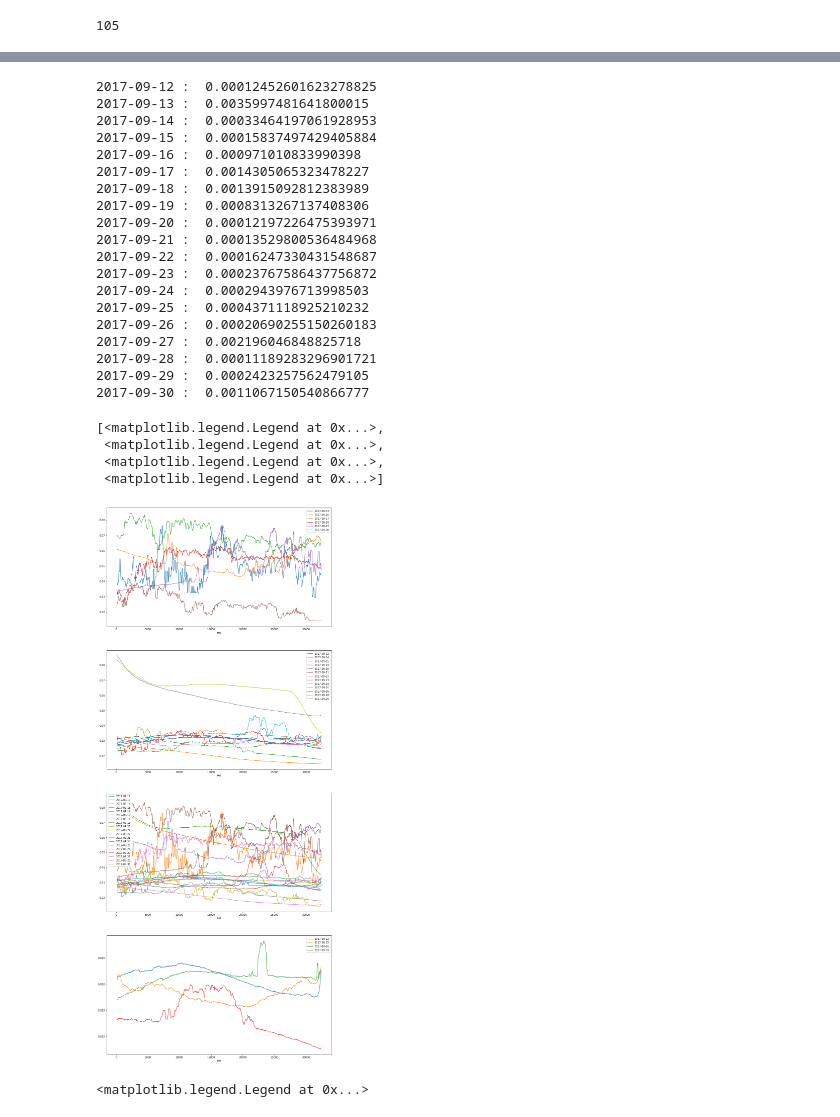
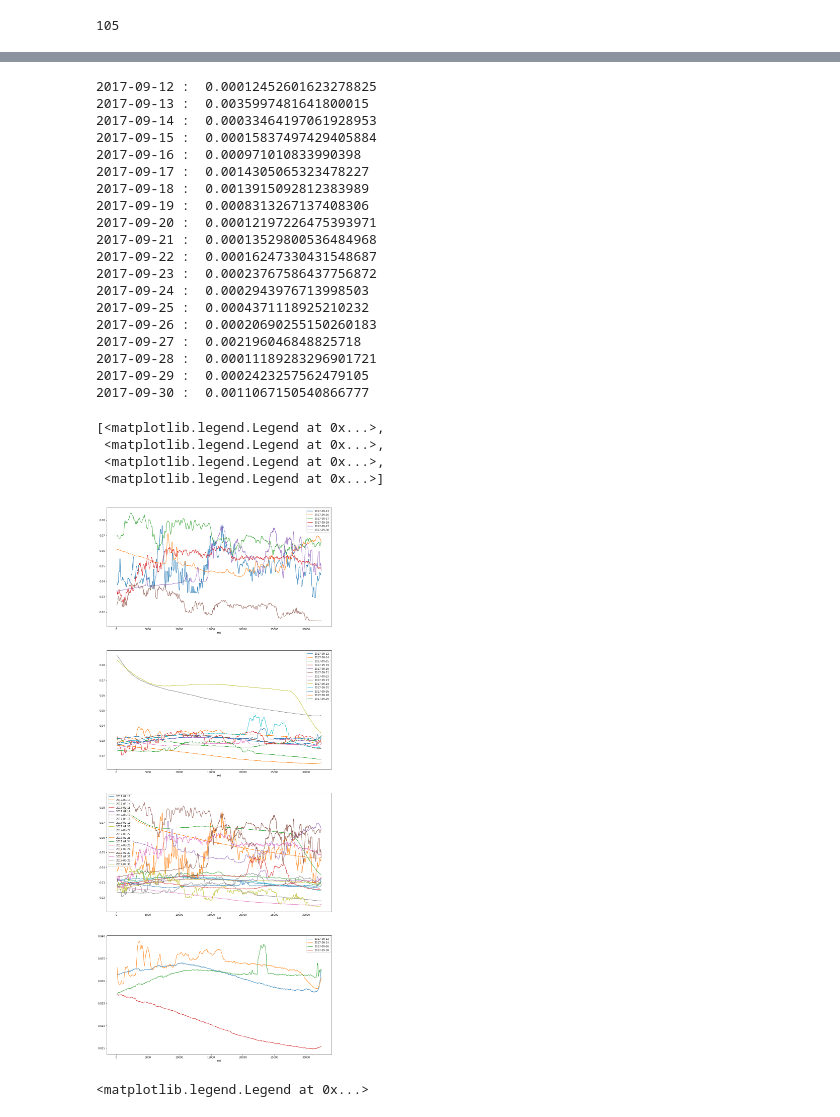
Before and after one commit to cmoscardi/independent_2018, a Jupyter notebook: image/weather_results.ipynb, the cells around one changed output, grey strips where cells are left out. Saved outputs shown, nothing was run; the diff lists cells and outputs as text; code cells hidden in the pictures.

Commit message:
more image plots

```diff
--- a/image/weather_results.ipynb
+++ b/image/weather_results.ipynb
@@ -64,35 +64,35 @@ for df in dfs:
 
     df["mean"].rolling(12).median().plot(ax=ax3, label=df.iloc[0]["dt"].date())
     print(df.iloc[0]["dt"].date(), ": ", rsm)
-    if df.iloc[0]["dt"].date() in {date(2017, 9, 12), date(2017, 9, 26), date(2017, 9, 15), date(2017, 9, 29),}:
+    if df.iloc[0]["dt"].date() in {date(2017, 9, 12), date(2017, 9, 26), date(2017, 9, 14), date(2017, 9, 28),}:
         df["mean"].rolling(12).median().plot(ax=ax4, label=df.iloc[0]["dt"].date())
 
 [ax.legend() for ax in (ax1, ax2, ax3, ax4)]
 # %% [output]
 2017-09-12 :  0.00012452601623278825
 2017-09-13 :  0.0035997481641800015
 2017-09-14 :  0.00033464197061928953
 2017-09-15 :  0.00015837497429405884
 2017-09-16 :  0.000971010833990398
 2017-09-17 :  0.0014305065323478227
 2017-09-18 :  0.0013915092812383989
 2017-09-19 :  0.0008313267137408306
 2017-09-20 :  0.00012197226475393971
 2017-09-21 :  0.00013529800536484968
 2017-09-22 :  0.00016247330431548687
 2017-09-23 :  0.00023767586437756872
 2017-09-24 :  0.0002943976713998503
 2017-09-25 :  0.0004371118925210232
 2017-09-26 :  0.00020690255150260183
 2017-09-27 :  0.002196046848825718
 2017-09-28 :  0.00011189283296901721
 2017-09-29 :  0.0002423257562479105
 2017-09-30 :  0.0011067150540866777
 [<matplotlib.legend.Legend at 0x...>,
  <matplotlib.legend.Legend at 0x...>,
  <matplotlib.legend.Legend at 0x...>,
  <matplotlib.legend.Legend at 0x...>]
-[figure, old version]
+[figure, new version]
 # %%
 # df3 = pd.read_csv("weather_results/2017-09-22.csv0", names=["dt", "mean"], header=None, skiprows=[0])
 # df3["dt"] = pd.to_datetime(df3["dt"])
```
Also changed, not shown: parts of 1 cell of this notebook, 1 other file.
